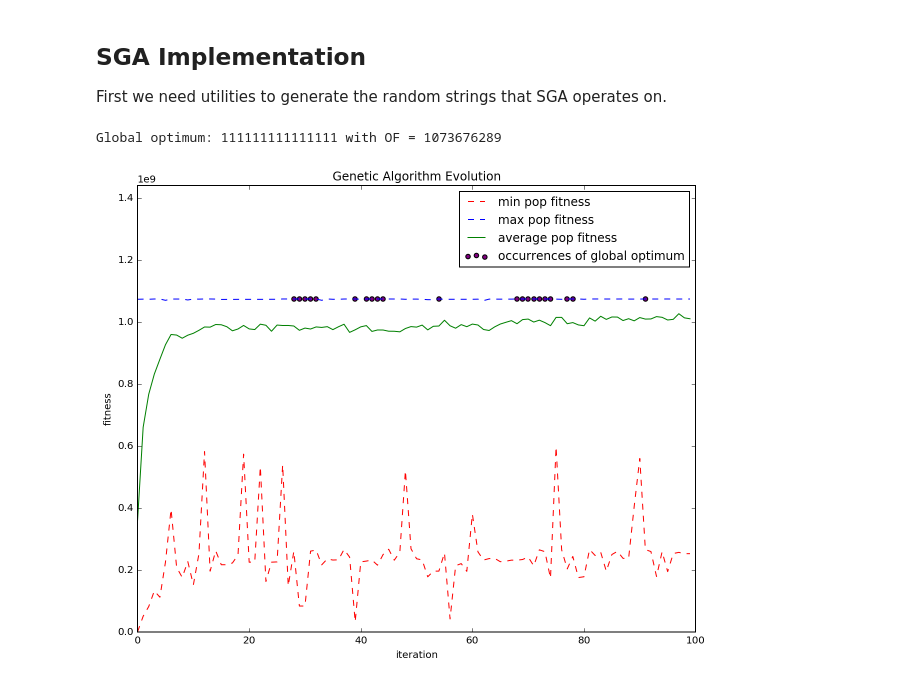
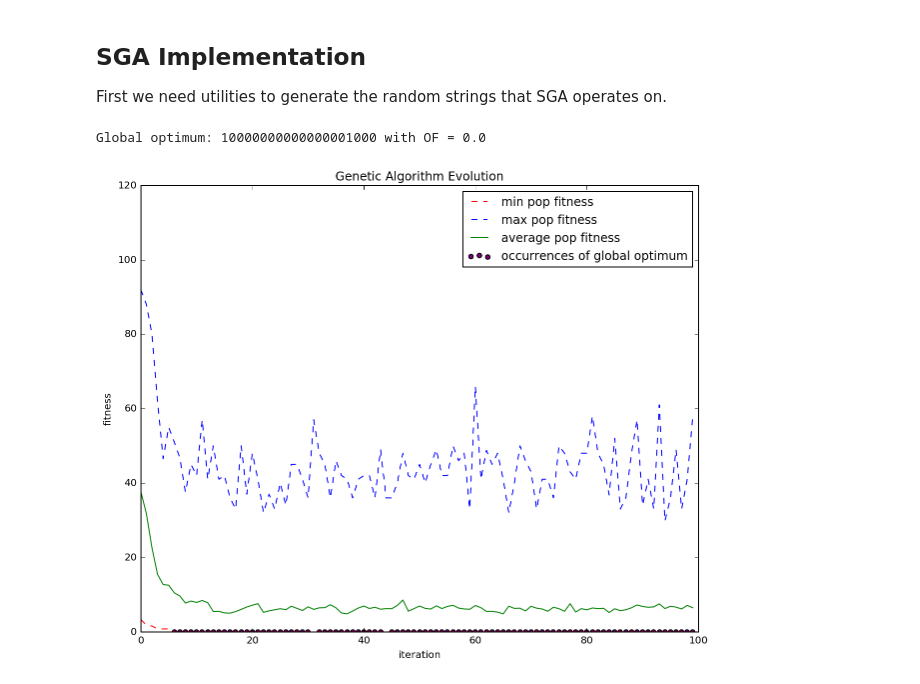
Before and after one commit to glifchits/simple-genetic-algorithm, a Jupyter notebook: SGA.ipynb, the cells around one changed output. Cells and saved outputs as stored; diff of their text form; code cells hidden in the pictures.

```diff
--- a/SGA.ipynb
+++ b/SGA.ipynb
@@ -41,8 +41,10 @@ squared_OF = lambda x: int(x, 2) ** 2
 
 def dejong_OF(coding):
     # from the coding, get a list of real numbers [x...], where -5.12 ≤ x ≤ 5.12
-    binvalues = coding.split('00') # lets arbitrarily take bin sequences split with 00
-    xlist = [int(x, 2) for x in binvalues]
+    n = 4
+    bits_list = [coding[i:i+n] for i in range(0, len(coding), n)]
+    signs_nums = [(-1 if bits[0] == '0' else 1, int(bits[1:], 2)) for bits in bits_list]
+    xlist = [sign * (num % 5.12) for sign, num in signs_nums]
     return sum(x**2 for x in xlist)
 
 
@@ -112,6 +114,7 @@ def reproduction(population: List, fitness_func: Callable, min_or_max=MAX) -> Li
     # member in our given population.
     all_fitness = [fitness_func(m) for m in population]
     total_fitness = sum(all_fitness)
+    min_fitness = min(all_fitness)
 
     def compute_weight(m):
         """
@@ -121,9 +124,9 @@ def reproduction(population: List, fitness_func: Callable, min_or_max=MAX) -> Li
         """
         fitness = fitness_func(m)
         if min_or_max == MAX:
-            return fitness
+            return (fitness - min_fitness) + 1
         elif min_or_max == MIN:
-            return 1/(fitness+0.1)
+            return 1/(fitness+1)
 
     # Here we normalize the weights to be proportions of the total weighting
     weights = [(compute_weight(m), m) for m in population]
@@ -177,14 +180,14 @@ def mutate_population(population, prob):
     return [mutation(m, prob) for m in population]
 # %%
 # Define fitness function and probabilistic parameters
-fitness = squared_OF
-min_or_max = MAX
-crossover_probability = 0.1
-mutation_probability = 0.009
+fitness = dejong_OF
+min_or_max = MIN
+crossover_probability = 0.3
+mutation_probability = 0.05
 NUM_ERAS = 100
 
 # Initialize population
-population = generate_sample_population(number=200, length=15)
+population = generate_sample_population(number=200, length=20)
 populations = []
 
 # Perform NUM_ERAS of evolution
@@ -201,33 +204,33 @@ x_axis = range(len(populations))
 fitnesses = [[fitness(m) for m in population] for population in populations]
 mins = [min(f) for f in fitnesses]
 maxs = [max(f) for f in fitnesses]
 avgs = [sum(f)/len(f) for f in fitnesses]
 
 # Find the "global optimum" of all the chromosomes we looked at.
 # A better term for this chromosome is "best individual".
 all_chromosomes = (c for pop in populations for c in pop)
 optimizer = min if min_or_max == MIN else max
 global_optimum = optimizer(all_chromosomes, key=fitness)
 
 optima = [(it, fitness(global_optimum)) for it, pop in enumerate(populations) if global_optimum in pop]
 x_optima = [x[0] for x in optima]
 y_optima = [x[1] for x in optima]
 line_mins, line_maxs, line_avgs = plt.plot(x_axis, mins, 'r--', maxs, 'b--', avgs, 'g-')
 scatter_ceil = plt.scatter(x_optima, y_optima, c='purple')
 ymin, ymax = plt.ylim()
-plt.ylim(0, int(ymax*1.20))
+plt.ylim(0, round(ymax*1.20))
 #xmin, xmax = plt.xlim()
 plt.xlim(0, NUM_ERAS)
 plt.legend(
     (line_mins, line_maxs, line_avgs, scatter_ceil),
     ("min pop fitness", "max pop fitness", "average pop fitness", "occurrences of global optimum"),
     loc="upper right"
 )
 plt.title("Genetic Algorithm Evolution")
 plt.xlabel('iteration')
 plt.ylabel('fitness')
 
 print("Global optimum: {} with OF = {}".format(global_optimum, fitness(global_optimum)))
 # %% [output]
-Global optimum: 111111111111111 with OF = 1073676289
+Global optimum: 10000000000000001000 with OF = 0.0
-[figure, old version]
+[figure, new version]
```
